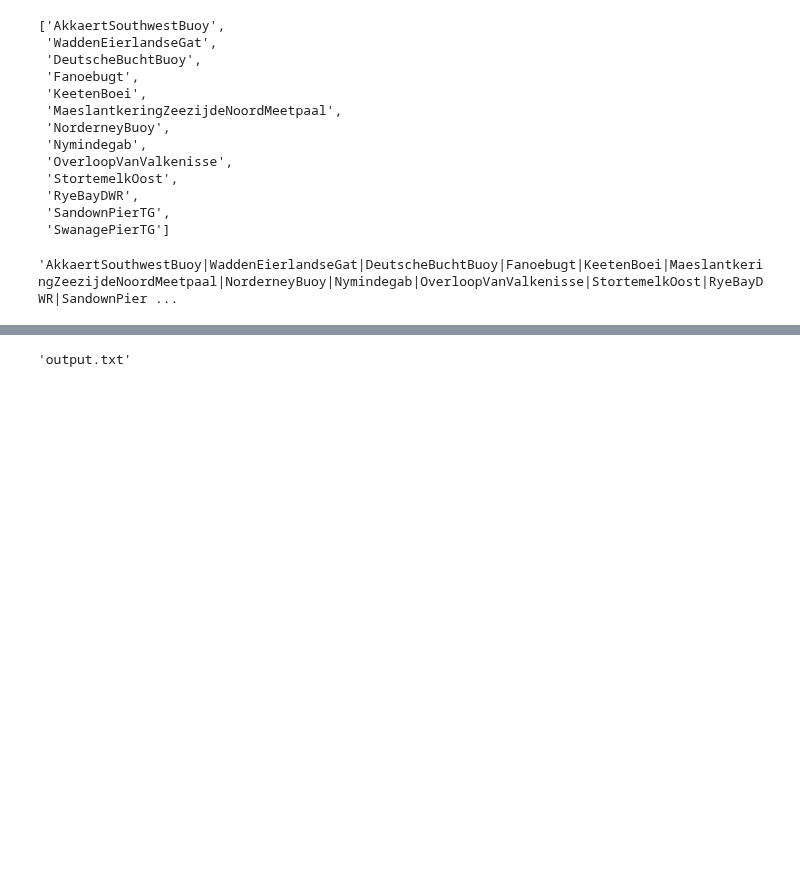
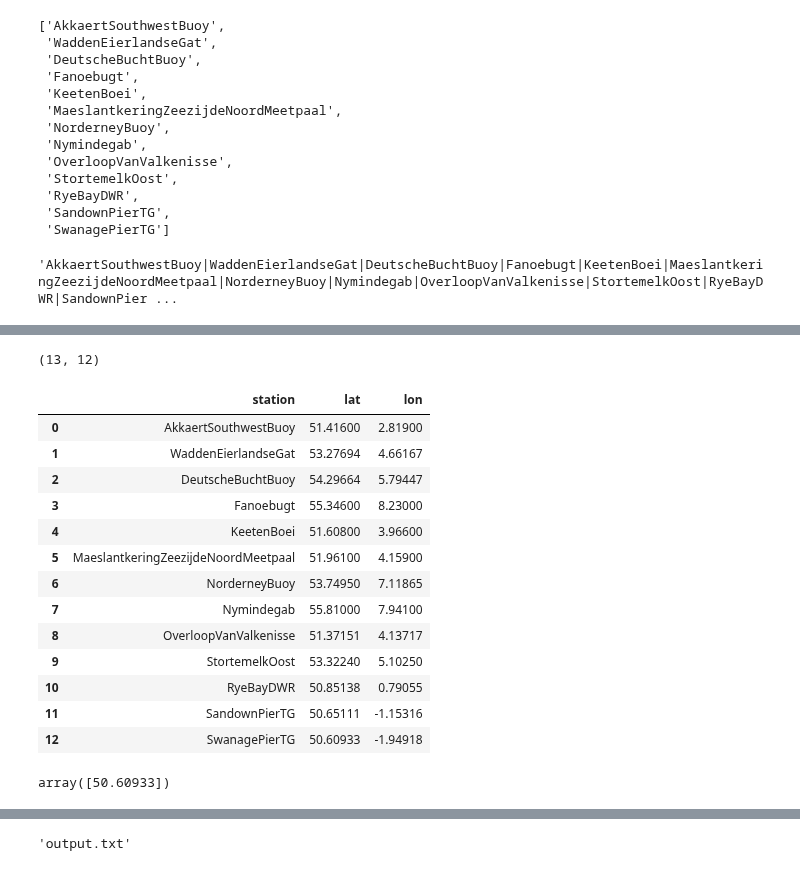
Before and after one commit to DHI/WaterBench-MIKE21SW-SouthernNorthSea, a Jupyter notebook: data-preprocessing/download-copernicus-data.ipynb, the cells around one changed output, grey strips where cells are left out. Drawn from its saved outputs; the diff is of its cells as text; code cells hidden in the pictures; blank space fills up the shorter version.

```diff
--- a/data-preprocessing/download-copernicus-data.ipynb
+++ b/data-preprocessing/download-copernicus-data.ipynb
@@ -68,9 +68,11 @@ filtered_df = df[(df['geospatial_lat_min'] > south) &
                  (df['geospatial_lat_max'] < north) &
                  (df['geospatial_lon_min'] > west) &
                  (df['geospatial_lon_max'] < east) &
+                 (df['geospatial_lon_max'] == df['geospatial_lon_min'] ) &
+                 (df['geospatial_lat_max'] == df['geospatial_lat_min'] ) &
                  (df['parameters'].str.contains("VGHS", na=False) | (df['parameters'].str.contains("VHM0", na=False)) | (df['parameters'].str.contains("VAVH", na=False)))
                 # & (df['parameters'].str.contains("VTM02", na=False))
-                 & (df['file_name'].str.contains('2024'))
+                 & (df['file_name'].str.contains('202401'))
                  & (df['file_name'].str.contains(pattern, na=False))
                 ]
 
@@ -82,0 +101,16 @@ file_df = filtered_df[['file_name']].copy()
+# %%
+filtered_df.shape
+# %% [output]
+(13, 12)
+# %%
+stations_data = []
+
+for station in station_files:
+    for name in filtered_df['file_name']:
+        if station in name:
+            row = filtered_df[filtered_df['file_name'] == name]
+            lat, lon = row['geospatial_lat_min'].values[0], row['geospatial_lon_min'].values[0]
+            stations_data.append({'station': station, 'lat': lat, 'lon': lon})
+
+
+station_df = pd.DataFrame(stations_data)
@@ -82,0 +120,21 @@ file_df = filtered_df[['file_name']].copy()
+# %%
+station_df
+# %% [output]
+|  | station | lat | lon |
+| 0 | AkkaertSouthwestBuoy | 51.41600 | 2.81900 |
+| 1 | WaddenEierlandseGat | 53.27694 | 4.66167 |
+| 2 | DeutscheBuchtBuoy | 54.29664 | 5.79447 |
+| 3 | Fanoebugt | 55.34600 | 8.23000 |
+| 4 | KeetenBoei | 51.60800 | 3.96600 |
+| 5 | MaeslantkeringZeezijdeNoordMeetpaal | 51.96100 | 4.15900 |
+| 6 | NorderneyBuoy | 53.74950 | 7.11865 |
+| 7 | Nymindegab | 55.81000 | 7.94100 |
+| 8 | OverloopVanValkenisse | 51.37151 | 4.13717 |
+| 9 | StortemelkOost | 53.32240 | 5.10250 |
+| 10 | RyeBayDWR | 50.85138 | 0.79055 |
+| 11 | SandownPierTG | 50.65111 | -1.15316 |
+| 12 | SwanagePierTG | 50.60933 | -1.94918 |
+# %%
+row['geospatial_lat_min'].values
+# %% [output]
+array([50.60933])
```
Also changed, not shown: parts of 5 cells of this notebook, 2 other files.
